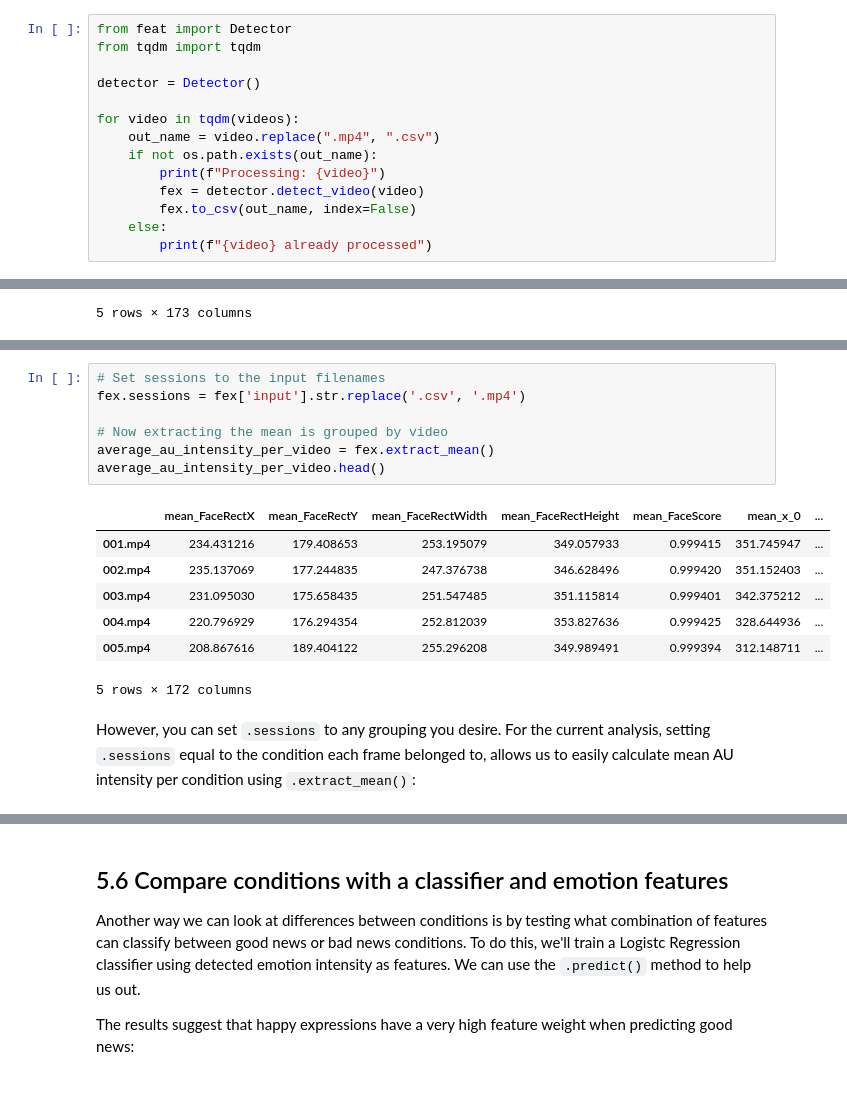
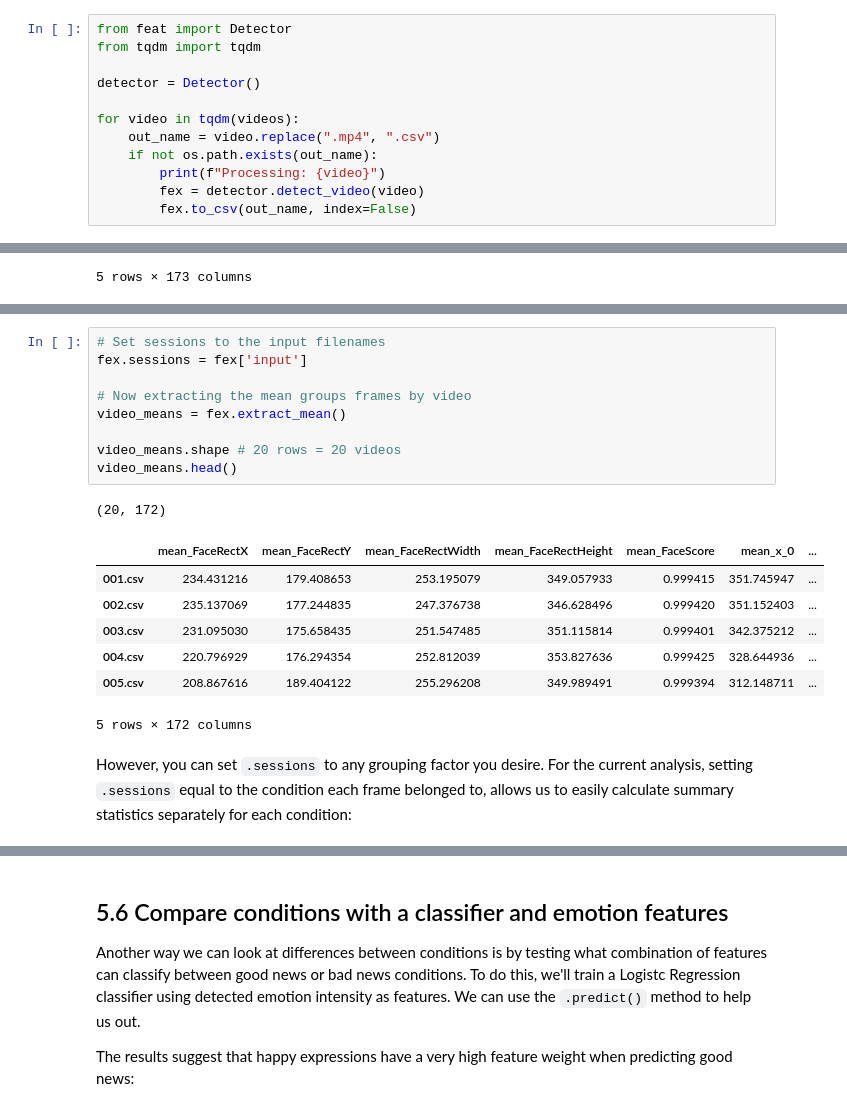
Before and after one commit to cosanlab/py-feat, a Jupyter notebook: docs/basic_tutorials/05_fex_analysis.ipynb, the cells around one changed output, grey strips where cells are left out. Saved outputs shown, nothing was run; the diff lists cells and outputs as text.

```diff
--- a/docs/basic_tutorials/05_fex_analysis.ipynb
+++ b/docs/basic_tutorials/05_fex_analysis.ipynb
@@ -88,5 +97,3 @@ for video in tqdm(videos):
         print(f"Processing: {video}")
         fex = detector.detect_video(video)
         fex.to_csv(out_name, index=False)
-    else:
-        print(f"{video} already processed")
@@ -156,17 +132,20 @@ clip_attrs.head()
 # %%
 # Set sessions to the input filenames
-fex.sessions = fex['input'].str.replace('.csv', '.mp4')
+fex.sessions = fex['input']
 
-# Now extracting the mean is grouped by video
-average_au_intensity_per_video = fex.extract_mean()
-average_au_intensity_per_video.head()
+# Now extracting the mean groups frames by video
+video_means = fex.extract_mean()
+
+video_means.shape # 20 rows = 20 videos
+video_means.head()
 # %% [output]
+(20, 172)
 |  | mean_FaceRectX | mean_FaceRectY | mean_FaceRectWidth | mean_FaceRectHeight | mean_FaceScore | mean_x_0 | ... |
-| 001.mp4 | 234.431216 | 179.408653 | 253.195079 | 349.057933 | 0.999415 | 351.745947 | ... |
-| 002.mp4 | 235.137069 | 177.244835 | 247.376738 | 346.628496 | 0.999420 | 351.152403 | ... |
-| 003.mp4 | 231.095030 | 175.658435 | 251.547485 | 351.115814 | 0.999401 | 342.375212 | ... |
-| 004.mp4 | 220.796929 | 176.294354 | 252.812039 | 353.827636 | 0.999425 | 328.644936 | ... |
-| 005.mp4 | 208.867616 | 189.404122 | 255.296208 | 349.989491 | 0.999394 | 312.148711 | ... |
+| 001.csv | 234.431216 | 179.408653 | 253.195079 | 349.057933 | 0.999415 | 351.745947 | ... |
+| 002.csv | 235.137069 | 177.244835 | 247.376738 | 346.628496 | 0.999420 | 351.152403 | ... |
+| 003.csv | 231.095030 | 175.658435 | 251.547485 | 351.115814 | 0.999401 | 342.375212 | ... |
+| 004.csv | 220.796929 | 176.294354 | 252.812039 | 353.827636 | 0.999425 | 328.644936 | ... |
+| 005.csv | 208.867616 | 189.404122 | 255.296208 | 349.989491 | 0.999394 | 312.148711 | ... |
-5 rows × 172 columns
+5 rows × 172 columns
 # %% [markdown]
-However, you can set `.sessions` to any grouping you desire. For the current analysis, setting `.sessions` equal to the condition each frame belonged to, allows us to easily calculate mean AU intensity per condition using `.extract_mean()`:
+However, you can set `.sessions` to any grouping factor you desire. For the current analysis, setting `.sessions` equal to the condition each frame belonged to, allows us to easily calculate summary statistics separately for each condition:
```
Also changed, not shown: parts of 35 cells of this notebook, 3 other files.
